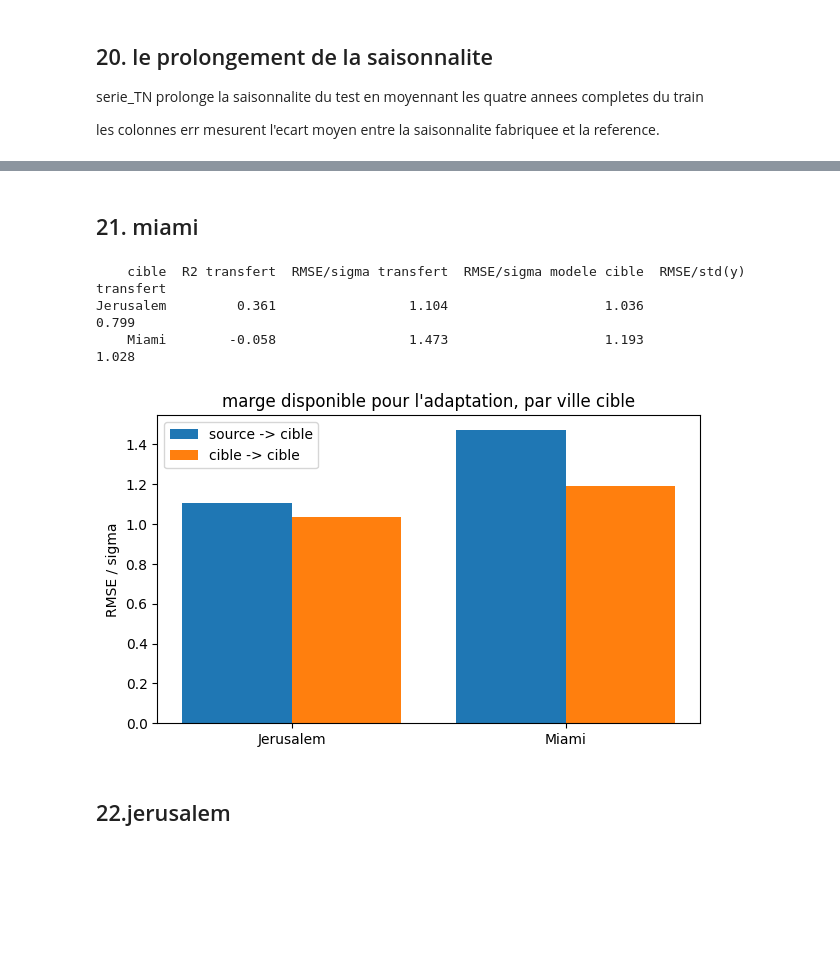
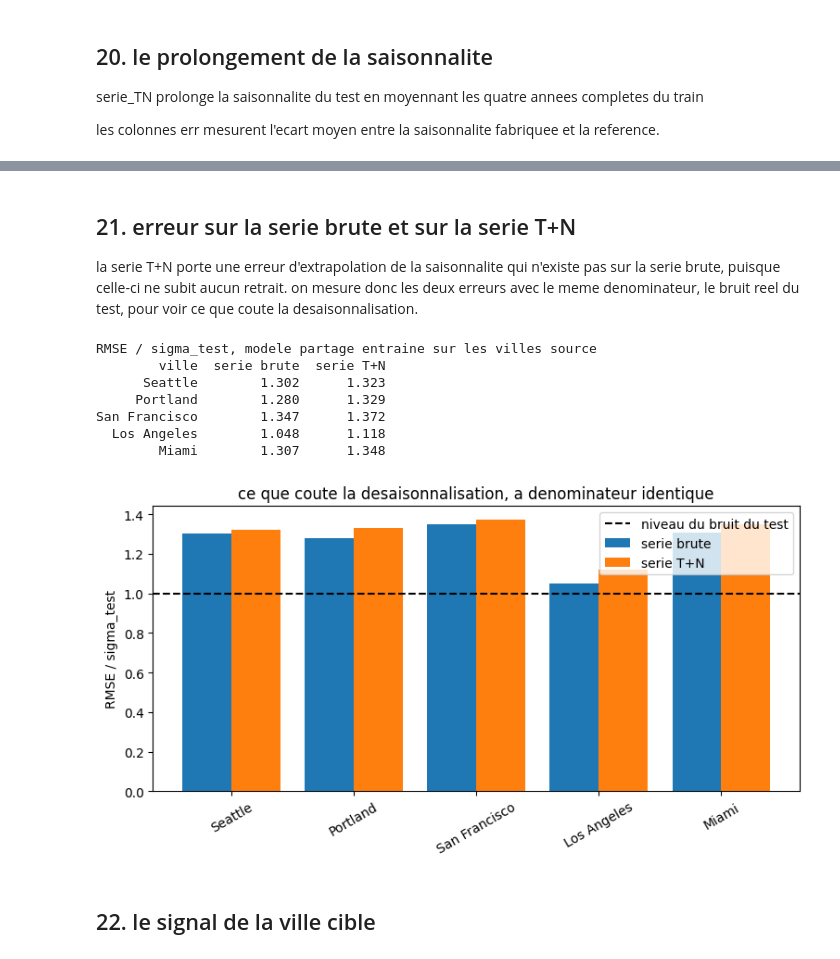
Before and after one commit to ArnaudG16/domain-adaptation-time-series, a Jupyter notebook: notebooks/meteo/prevision_meteo.ipynb, the cells around one changed output, grey strips where cells are left out. Drawn from its saved outputs; the diff is of its cells as text; code cells hidden in the pictures; blank space fills up the shorter version.

```diff
--- a/notebooks/meteo/prevision_meteo.ipynb
+++ b/notebooks/meteo/prevision_meteo.ipynb
@@ -377,14 +398,14 @@ cible (Jerusalem) : 0.437
 le R2 par ville depend de la variance totale du domaine, qui differe (Jerusalem varie peu, donc son R2 s'effondre). pour comparer equitablement les villes, on rapporte l'erreur au niveau de bruit propre a chaque domaine : RMSE / sigma.
 # %%
 normes = []
-print("RMSE / sigma_bruit par ville (T+N) :")
+print("RMSE / sigma_test par ville (T+N) :")
 for k, ville in enumerate(source_villes):
     mse = predict("forecast", Xrs_train, yrs_train, Xrs_te_list[k], yrs_te_list[k])["mse"]
-    n = np.sqrt(mse) / sigma_bruit[ville]
+    n = np.sqrt(mse) / sigma_test[ville]
     normes.append(n)
     print(f"  {ville} : {round(n, 2)}")
 mse_cible = predict("forecast", Xrs_train, yrs_train, Xrc_test, yrc_test)["mse"]
-norme_cible = np.sqrt(mse_cible) / sigma_bruit[ville_cible]
+norme_cible = np.sqrt(mse_cible) / sigma_test[ville_cible]
 print(f"  cible ({ville_cible}) : {round(norme_cible, 2)}")
 
 noms = source_villes + [ville_cible]
@@ -409,14 +430,14 @@ RMSE / sigma_bruit par ville (T+N) :
 ## 15. normalisation par le bruit : un modele par ville
 # %%
 normes_propre = []
-print("RMSE / sigma_bruit par ville (T+N, un modele par ville) :")
+print("RMSE / sigma_test par ville (T+N, un modele par ville) :")
 for k, ville in enumerate(source_villes):
     mse = predict("forecast", Xrs_tr_list[k], yrs_tr_list[k], Xrs_te_list[k], yrs_te_list[k])["mse"]
-    n = np.sqrt(mse) / sigma_bruit[ville]
+    n = np.sqrt(mse) / sigma_test[ville]
     normes_propre.append(n)
     print(f"  {ville} : {round(n, 2)}")
 mse_cible = predict("forecast", Xrc_train, yrc_train, Xrc_test, yrc_test)["mse"]
-norme_cible_propre = np.sqrt(mse_cible) / sigma_bruit[ville_cible]
+norme_cible_propre = np.sqrt(mse_cible) / sigma_test[ville_cible]
 print(f"  cible ({ville_cible}) : {round(norme_cible_propre, 2)}")
 
 noms = source_villes + [ville_cible]
@@ -482,7 +503,7 @@ serie T+N
 from sklearn.metrics import mean_squared_error
 
 def rmse_sur_sigma(y_vrai, y_pred):
-    return float(np.sqrt(mean_squared_error(y_vrai, y_pred)) / sigma_bruit[ville_cible])
+    return float(np.sqrt(mean_squared_error(y_vrai, y_pred)) / sigma_test[ville_cible])
 
 res_adapt_norm = comparer_adapt("forecast", Xrs_train, yrs_train, Xrc_train, yrc_train, Xrc_test, yrc_test, score=rmse_sur_sigma)
 
@@ -615,40 +629,43 @@ San Francisco          2.19         1.94          4.00         3.40            1
 # %% [markdown]
-## 21. miami
+## 21. erreur sur la serie brute et sur la serie T+N
+
+la serie T+N porte une erreur d'extrapolation de la saisonnalite qui n'existe pas sur la serie brute, puisque celle-ci ne subit aucun retrait. on mesure donc les deux erreurs avec le meme denominateur, le bruit reel du test, pour voir ce que coute la desaisonnalisation.
 # %%
-villes_cibles = [ville_cible, "Miami"]
+lignes_brut = []
+for k, ville in enumerate(source_villes + [ville_cible]):
+    if ville == ville_cible:
+        mse_brut = predict("forecast", Xs_train, ys_train, Xc_test, yc_test)["mse"]
+        mse_tn = predict("forecast", Xrs_train, yrs_train, Xrc_test, yrc_test)["mse"]
+    else:
+        mse_brut = predict("forecast", Xs_train, ys_train, Xs_test_list[k], ys_test_list[k])["mse"]
+        mse_tn = predict("forecast", Xrs_train, yrs_train, Xrs_te_list[k], yrs_te_list[k])["mse"]
+    lignes_brut.append([ville,
+                        round(float(np.sqrt(mse_brut) / sigma_test[ville]), 3),
+                        round(float(np.sqrt(mse_tn) / sigma_test[ville]), 3)])
 
-lignes_cibles = []
-for v in villes_cibles:
-    if v not in series_TN:
-        series_TN[v] = serie_TN(v)
-    X, y = sliding_window(series_TN[v], window_size, horizon_residu)
-    s = int(len(X) * 0.8)
-    transfert = predict("forecast", Xrs_train, yrs_train, X[s:], y[s:])
-    propre = predict("forecast", X[:s], y[:s], X[s:], y[s:])
-    lignes_cibles.append([v,
-                          round(transfert["r2"], 3),
-                          round(float(np.sqrt(transfert["mse"]) / sigma_bruit[v]), 3),
-                          round(float(np.sqrt(propre["mse"]) / sigma_bruit[v]), 3),
-                          round(float(np.sqrt(transfert["mse"]) / np.std(y[s:])), 3)])
+tab_brut = pd.DataFrame(lignes_brut, columns=["ville", "serie brute", "serie T+N"])
+print("RMSE / sigma_test, modele partage entraine sur les villes source")
+print(tab_brut.to_string(index=False))
 
-tab_cibles = pd.DataFrame(lignes_cibles, columns=["cible", "R2 transfert", "RMSE/sigma transfert",
-                                                 "RMSE/sigma modele cible", "RMSE/std(y) transfert"])
-print(tab_cibles.to_string(index=False))
-
-pos = np.arange(len(villes_cibles))
-plt.figure(figsize=(7, 4))
-plt.bar(pos - 0.2, tab_cibles["RMSE/sigma transfert"], 0.4, label="source -> cible")
-plt.bar(pos + 0.2, tab_cibles["RMSE/sigma modele cible"], 0.4, label="cible -> cible")
-plt.xticks(pos, villes_cibles)
-plt.ylabel("RMSE / sigma")
-plt.title("marge disponible pour l'adaptation, par ville cible")
+pos = np.arange(len(tab_brut))
+plt.figure(figsize=(9, 4))
+plt.bar(pos - 0.2, tab_brut["serie brute"], 0.4, label="serie brute")
+plt.bar(pos + 0.2, tab_brut["serie T+N"], 0.4, label="serie T+N")
+plt.axhline(1.0, color="k", linestyle="--", label="niveau du bruit du test")
+plt.xticks(pos, tab_brut["ville"], rotation=30)
+plt.ylabel("RMSE / sigma_test")
+plt.title("ce que coute la desaisonnalisation, a denominateur identique")
 plt.legend()
 plt.show()
 # %% [output]
-    cible  R2 transfert  RMSE/sigma transfert  RMSE/sigma modele cible  RMSE/std(y) transfert
-Jerusalem         0.361                 1.104                    1.036                  0.799
-    Miami        -0.058                 1.473                    1.193                  1.028
+RMSE / sigma_test, modele partage entraine sur les villes source
+        ville  serie brute  serie T+N
+      Seattle        1.302      1.323
+     Portland        1.280      1.329
+San Francisco        1.347      1.372
+  Los Angeles        1.048      1.118
+        Miami        1.307      1.348
-[figure, old version]
+[figure, new version]
 # %% [markdown]
-## 22.jerusalem
+## 22. le signal de la ville cible
 # %%
```
Also changed, not shown: parts of 26 cells of this notebook.
